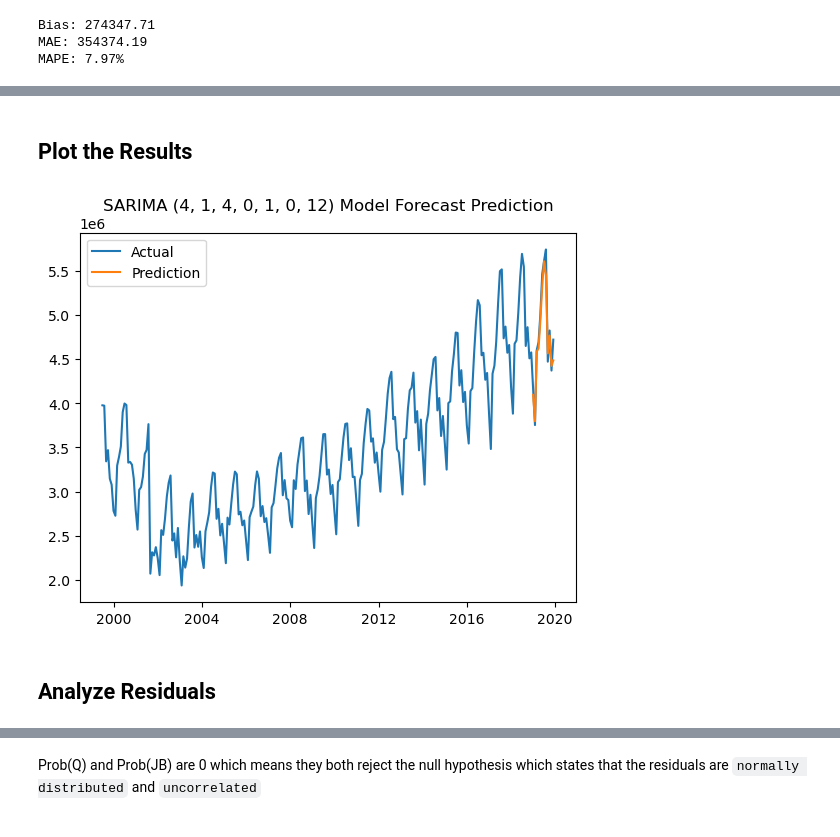
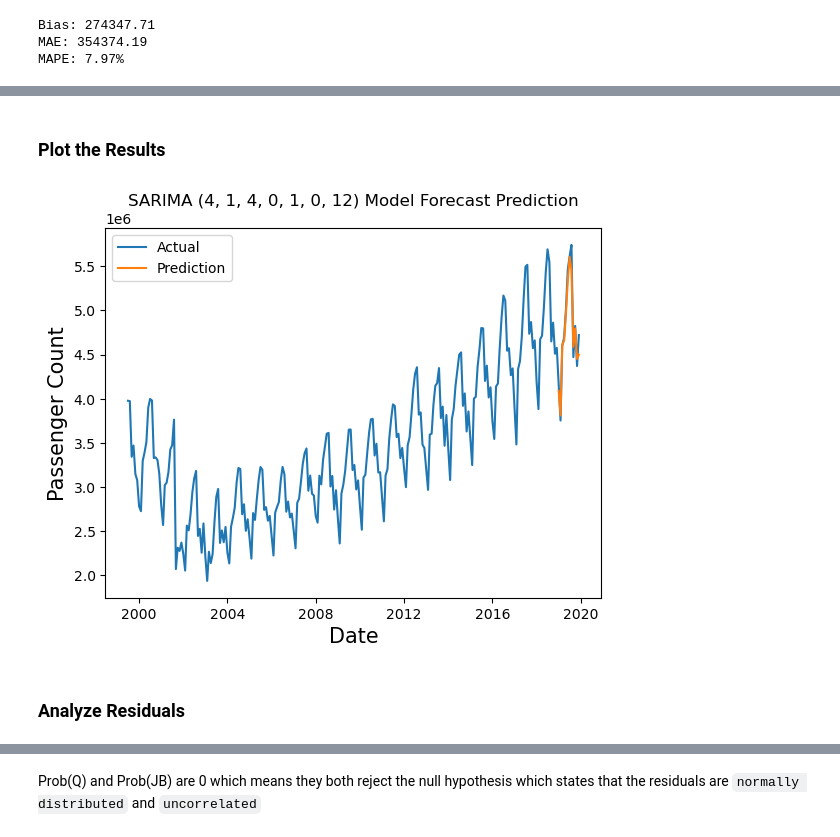
Before and after one commit to marcellinus-witarsah/us-air-passenger-forecast, a Jupyter notebook: notebooks/02-modelling-20240113.ipynb, the cells around one changed output, grey strips where cells are left out. Saved outputs shown, nothing was run; the diff lists cells and outputs as text; code cells hidden in the pictures.

```diff
--- a/notebooks/02-modelling-20240113.ipynb
+++ b/notebooks/02-modelling-20240113.ipynb
@@ -351,15 +311,17 @@ prediction = results.get_forecast(steps=12).predicted_mean
 # %% [markdown]
-## Plot the Results
+### Plot the Results
 # %%
 plt.plot(df_pre_covid['date'], df_pre_covid['passenger_count'], label='Actual')
 plt.plot(prediction.index, prediction, label='Prediction')
+plt.xlabel("Date", size=15)
+plt.ylabel("Passenger Count", size=15)
 plt.legend()
 plt.title('SARIMA (4, 1, 4, 0, 1, 0, 12) Model Forecast Prediction')
 plt.show()
 # %% [output]
-[figure, old version]
+[figure, new version]
 # %% [markdown]
-## Analyze Residuals
+### Analyze Residuals
 # %%
 results.summary()
 # %% [output]
```
Also changed, not shown: parts of 52 cells of this notebook, 1 other file.
